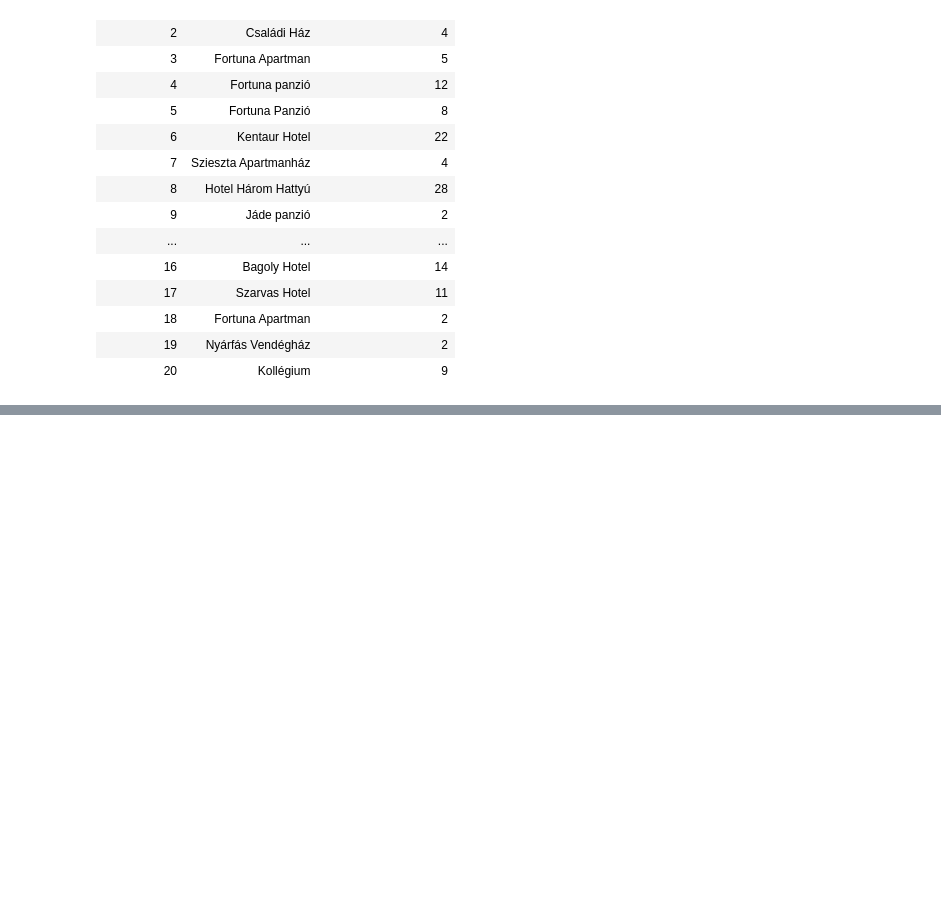
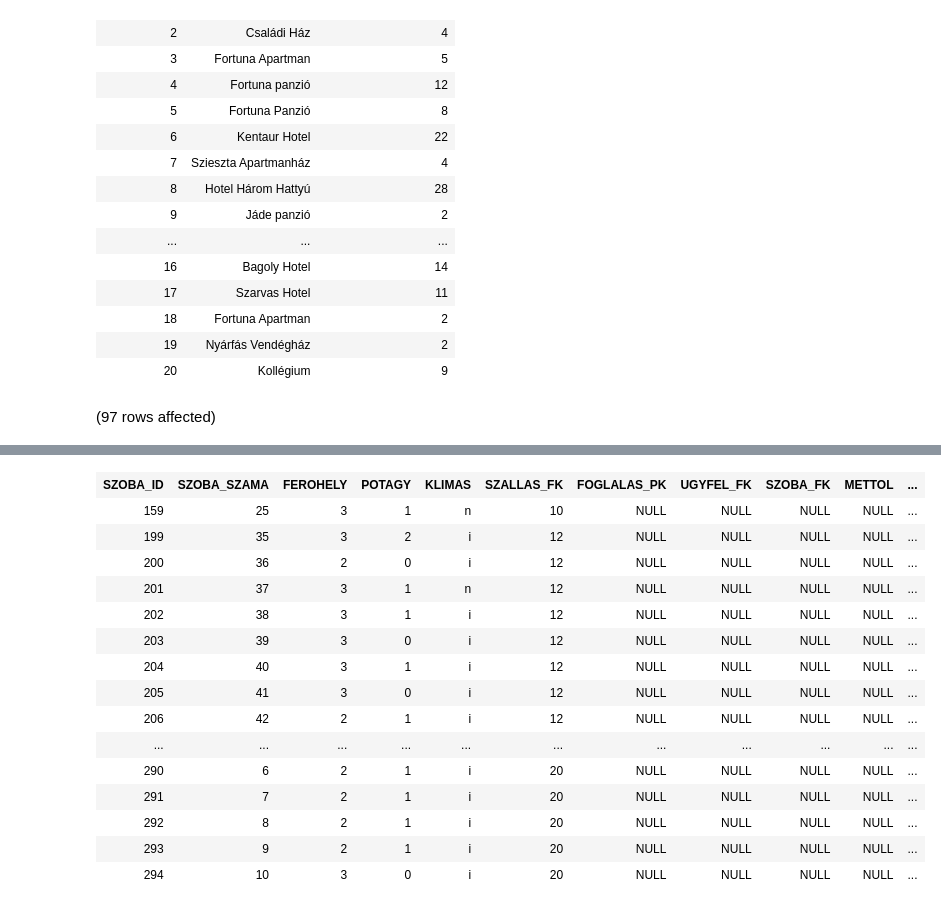
Before and after one commit to komarc/2, a Jupyter notebook: ZH_4.het/ZH.ipynb, the cells around one changed output, grey strips where cells are left out. Drawn from its saved outputs; the diff is of its cells as text; code cells hidden in the pictures; blank space fills up the shorter version.

Commit message:
3.feladat

```diff
--- a/ZH_4.het/ZH.ipynb
+++ b/ZH_4.het/ZH.ipynb
@@ -33,3 +33,15 @@ Total execution time: 00:00:00.015
 | 18 | Fortuna Apartman | 2 |
 | 19 | Nyárfás Vendégház | 2 |
 | 20 | Kollégium | 9 |
+# %%
+--3.feladat
+select *, szh.SZALLAS_NEV as 'Szálláshely neve',
+    case
+        when szh.TIPUS='Panzió' then 'Igen'
+        else 'Nem'
+    end as 'Panzió?'
+from Szoba sz LEFT JOIN Foglalas fog ON sz.SZOBA_ID=fog.SZOBA_FK
+                JOIN szallashely szh ON sz.SZALLAS_FK=szh.SZALLAS_ID
+where fog.UGYFEL_FK is NULL
+# %% [output]
+(97 rows affected)
@@ -35,0 +49,16 @@ Total execution time: 00:00:00.015
+| SZOBA_ID | SZOBA_SZAMA | FEROHELY | POTAGY | KLIMAS | SZALLAS_FK | FOGLALAS_PK | UGYFEL_FK | SZOBA_FK | METTOL | ... |
+| 159 | 25 | 3 | 1 | n | 10 | NULL | NULL | NULL | NULL | ... |
+| 199 | 35 | 3 | 2 | i | 12 | NULL | NULL | NULL | NULL | ... |
+| 200 | 36 | 2 | 0 | i | 12 | NULL | NULL | NULL | NULL | ... |
+| 201 | 37 | 3 | 1 | n | 12 | NULL | NULL | NULL | NULL | ... |
+| 202 | 38 | 3 | 1 | i | 12 | NULL | NULL | NULL | NULL | ... |
+| 203 | 39 | 3 | 0 | i | 12 | NULL | NULL | NULL | NULL | ... |
+| 204 | 40 | 3 | 1 | i | 12 | NULL | NULL | NULL | NULL | ... |
+| 205 | 41 | 3 | 0 | i | 12 | NULL | NULL | NULL | NULL | ... |
+| 206 | 42 | 2 | 1 | i | 12 | NULL | NULL | NULL | NULL | ... |
+| ... | ... | ... | ... | ... | ... | ... | ... | ... | ... | ... |
+| 290 | 6 | 2 | 1 | i | 20 | NULL | NULL | NULL | NULL | ... |
+| 291 | 7 | 2 | 1 | i | 20 | NULL | NULL | NULL | NULL | ... |
+| 292 | 8 | 2 | 1 | i | 20 | NULL | NULL | NULL | NULL | ... |
+| 293 | 9 | 2 | 1 | i | 20 | NULL | NULL | NULL | NULL | ... |
+| 294 | 10 | 3 | 0 | i | 20 | NULL | NULL | NULL | NULL | ... |
```
Also changed, not shown: parts of 1 cell of this notebook.
